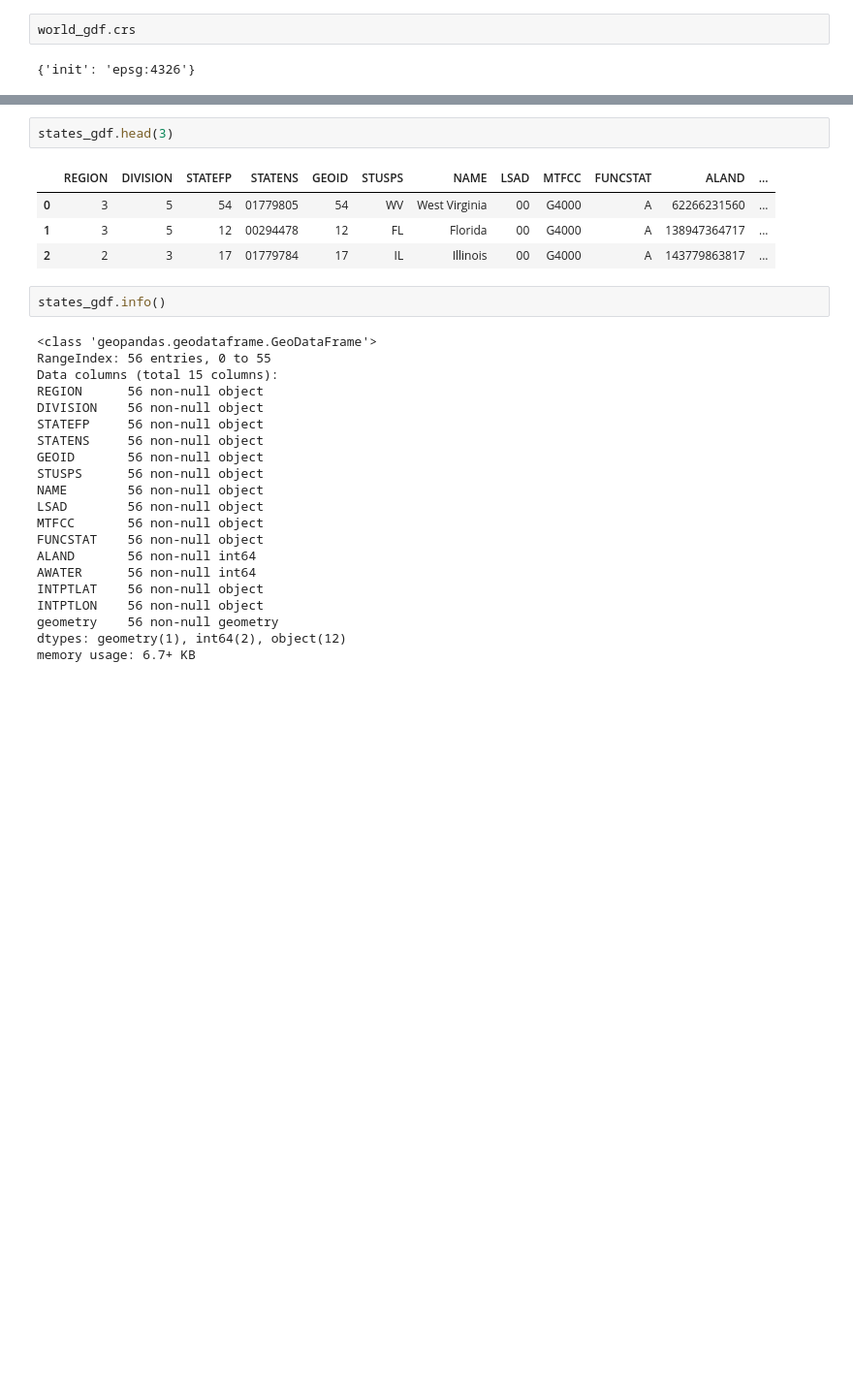
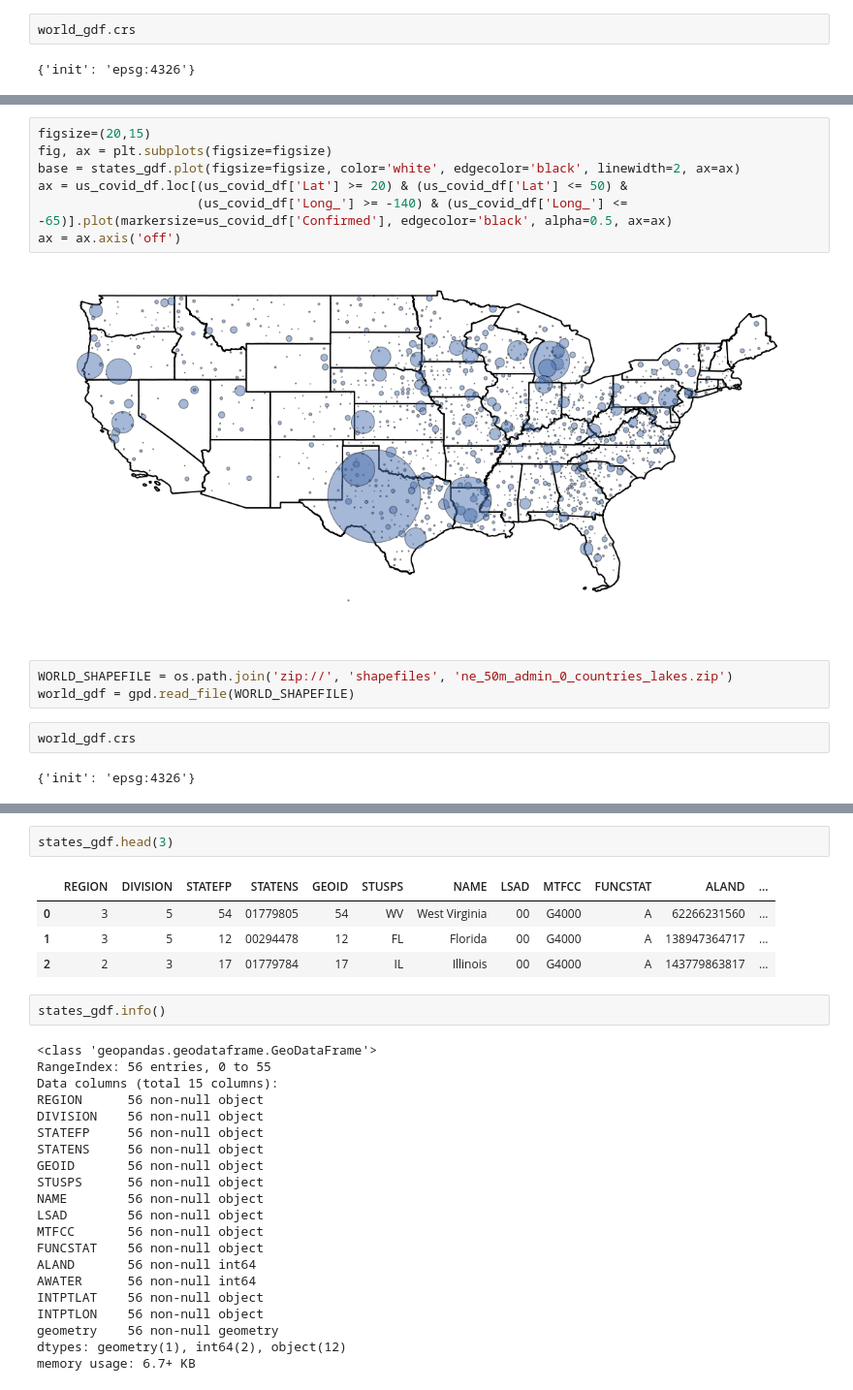
Before and after one commit to MattTriano/COVID-19_Viz, a Jupyter notebook: COVID-19_EDA_2.ipynb, the cells around one changed output, grey strips where cells are left out. Shown at 97% size. Drawn from its saved outputs; the diff is of its cells as text; blank space fills up the shorter version.

```diff
--- a/COVID-19_EDA_2.ipynb
+++ b/COVID-19_EDA_2.ipynb
@@ -303,0 +325,16 @@ states_gdf = states_gdf.to_crs({'init':'epsg:4326'})
+# %%
+figsize=(20,15)
+fig, ax = plt.subplots(figsize=figsize)
+base = states_gdf.plot(figsize=figsize, color='white', edgecolor='black', linewidth=2, ax=ax)
+ax = us_covid_df.loc[(us_covid_df['Lat'] >= 20) & (us_covid_df['Lat'] <= 50) &
+                     (us_covid_df['Long_'] >= -140) & (us_covid_df['Long_'] <= -65)].plot(markersize=us_covid_df['Confirmed'], edgecolor='black', alpha=0.5, ax=ax)
+ax = ax.axis('off')
+# %% [output]
+[figure, added]
+# %%
+WORLD_SHAPEFILE = os.path.join('zip://', 'shapefiles', 'ne_50m_admin_0_countries_lakes.zip')
+world_gdf = gpd.read_file(WORLD_SHAPEFILE)
+# %%
+world_gdf.crs
+# %% [output]
+{'init': 'epsg:4326'}
```
Also changed, not shown: parts of 15 cells of this notebook.
